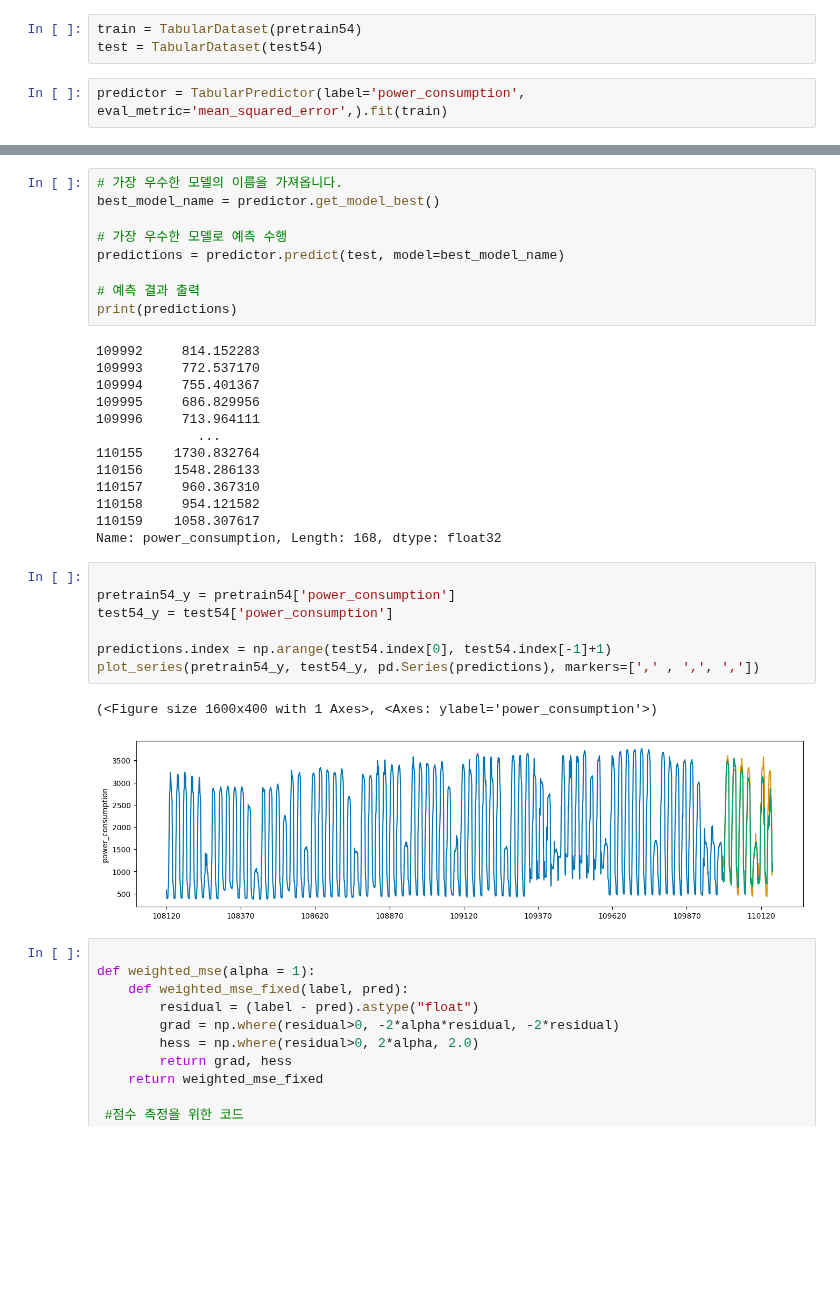
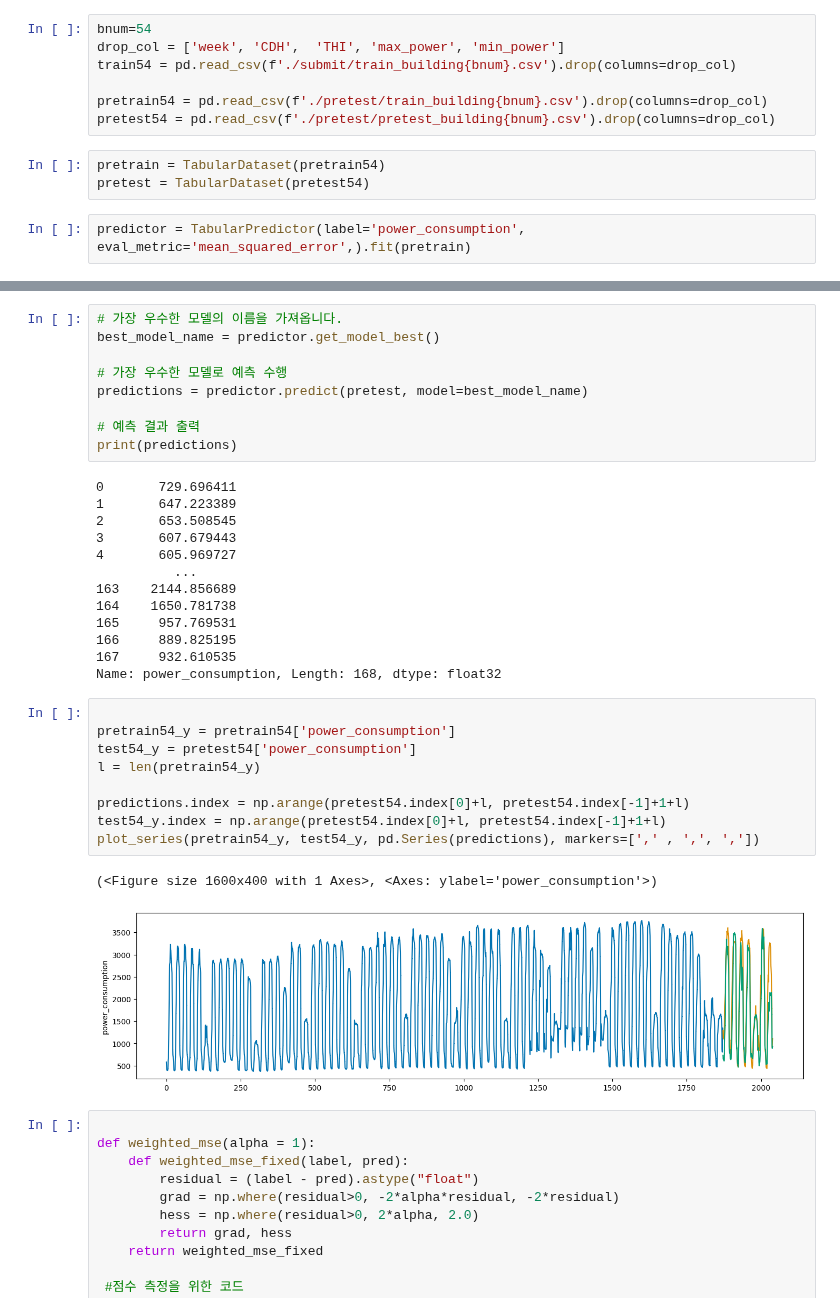
Before and after one commit to wooseungw/power_consumption_comp, a Jupyter notebook: avengers.ipynb, the cells around one changed output, grey strips where cells are left out. Saved outputs shown, nothing was run; the diff lists cells and outputs as text; blank space fills up the shorter version.

```diff
--- a/avengers.ipynb
+++ b/avengers.ipynb
@@ -22,5 +8,12 @@ pretrain54 = pd.concat([pretrain54, train54[:-168]])
+# %%
+bnum=54
+drop_col = ['week', 'CDH',  'THI', 'max_power', 'min_power']
+train54 = pd.read_csv(f'./submit/train_building{bnum}.csv').drop(columns=drop_col)
+
+pretrain54 = pd.read_csv(f'./pretest/train_building{bnum}.csv').drop(columns=drop_col)
+pretest54 = pd.read_csv(f'./pretest/pretest_building{bnum}.csv').drop(columns=drop_col)
 # %%
-train = TabularDataset(pretrain54)
-test = TabularDataset(test54)
+pretrain = TabularDataset(pretrain54)
+pretest = TabularDataset(pretest54)
 # %%
-predictor = TabularPredictor(label='power_consumption', eval_metric='mean_squared_error',).fit(train)
+predictor = TabularPredictor(label='power_consumption', eval_metric='mean_squared_error',).fit(pretrain)
@@ -47,33 +58,35 @@ ld_board
 best_model_name = predictor.get_model_best()
 
 # 가장 우수한 모델로 예측 수행
-predictions = predictor.predict(test, model=best_model_name)
+predictions = predictor.predict(pretest, model=best_model_name)
 
 # 예측 결과 출력
 print(predictions)
 # %% [output]
-109992     814.152283
-109993     772.537170
-109994     755.401367
-109995     686.829956
-109996     713.964111
-             ...
-110155    1730.832764
-110156    1548.286133
-110157     960.367310
-110158     954.121582
-110159    1058.307617
+0       729.696411
+1       647.223389
+2       653.508545
+3       607.679443
+4       605.969727
+          ...
+163    2144.856689
+164    1650.781738
+165     957.769531
+166     889.825195
+167     932.610535
 Name: power_consumption, Length: 168, dtype: float32
 # %%
 
 pretrain54_y = pretrain54['power_consumption']
-test54_y = test54['power_consumption']
+test54_y = pretest54['power_consumption']
+l = len(pretrain54_y)
 
-predictions.index = np.arange(test54.index[0], test54.index[-1]+1)
+predictions.index = np.arange(pretest54.index[0]+l, pretest54.index[-1]+1+l)
+test54_y.index = np.arange(pretest54.index[0]+l, pretest54.index[-1]+1+l)
 plot_series(pretrain54_y, test54_y, pd.Series(predictions), markers=[',' , ',', ','])
 # %% [output]
 (<Figure size 1600x400 with 1 Axes>, <Axes: ylabel='power_consumption'>)
-[figure, old version]
+[figure, new version]
 # %%
 
 def weighted_mse(alpha = 1):
```
Also changed, not shown: parts of 11 cells of this notebook.
